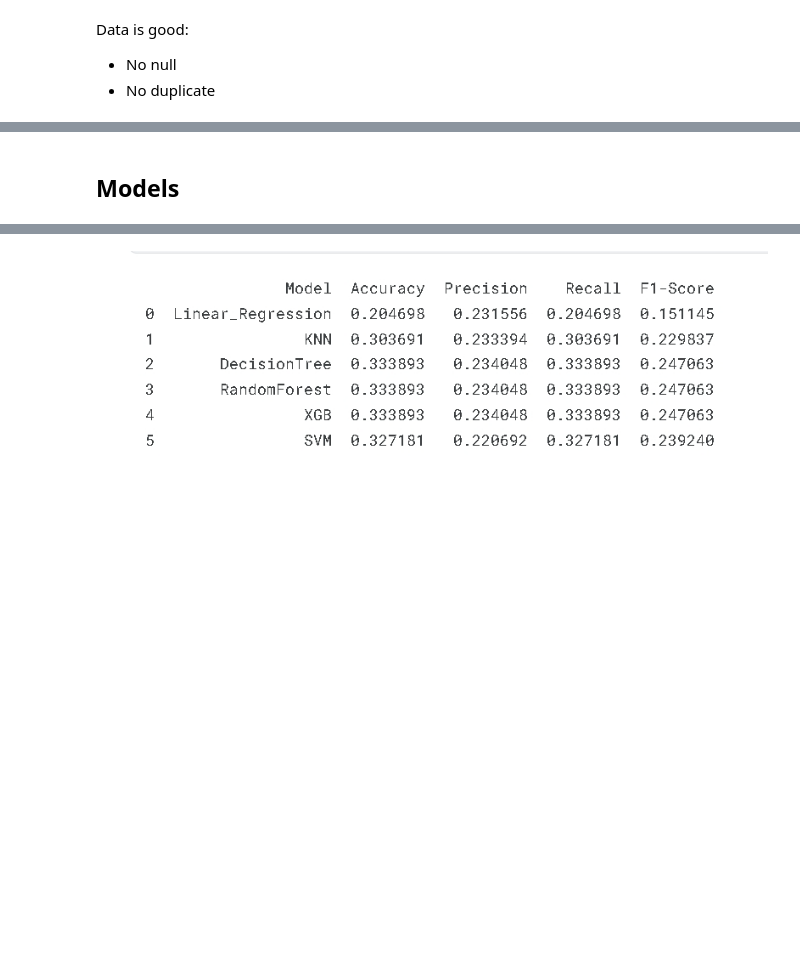
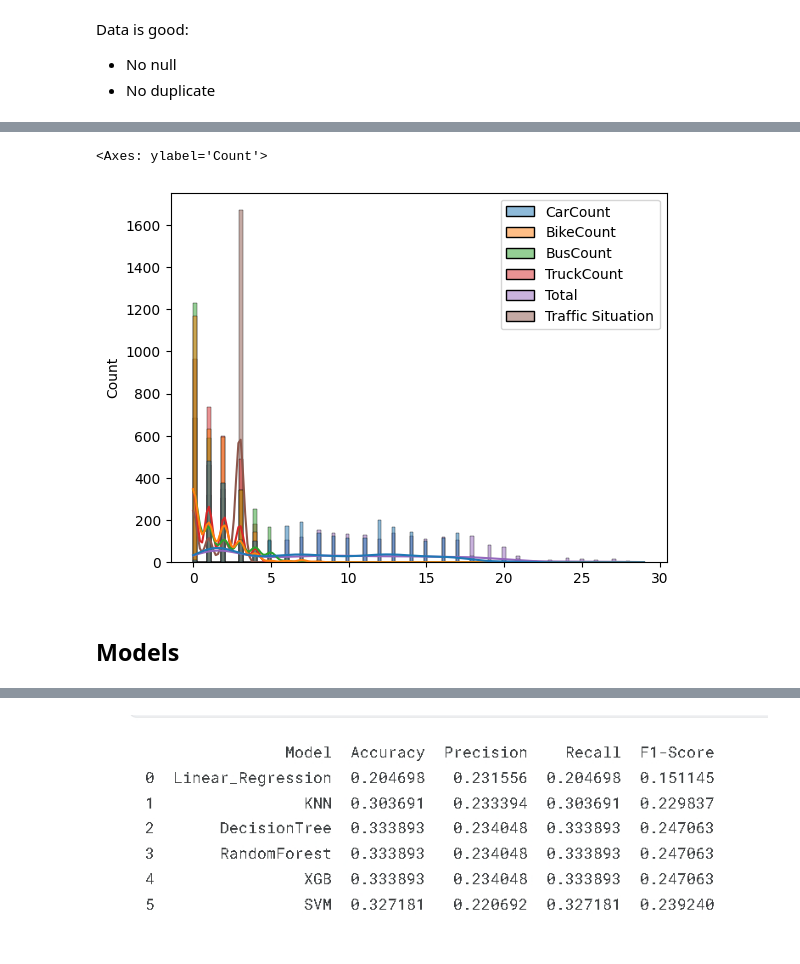
Before and after one commit to daoanhkhoa123/Counting-Car-From-Camera-then-Project-It-on-Folium, a Jupyter notebook: traffic_pred/traffic_prediction.ipynb, the cells around one changed output, grey strips where cells are left out. Cells and saved outputs as stored; diff of their text form; code cells hidden in the pictures; blank space fills up the shorter version.

```diff
--- a/traffic_pred/traffic_prediction.ipynb
+++ b/traffic_pred/traffic_prediction.ipynb
@@ -49,3 +45,8 @@ data
 Data is good:
 - No null
 - No duplicate
+# %%
+data2 = data.drop(['Time', 'Date', 'Day of the week'], axis=1)
+y = data2['Traffic Situation']
+
+data2.describe()
@@ -51,0 +65,9 @@ Data is good:
+# %%
+le = LabelEncoder()
+for col in data2.select_dtypes('object').columns:
+    data2[col] = le.fit_transform(data2[col])
+
+key = data["Traffic Situation"].unique()
+value = le.fit_transform(key)
+
+{k: v for(k,v) in zip(key, value)}
@@ -75,0 +81,3 @@ array([2, 2, 2, ..., 3, 3, 3])
+# %%
+scale_factor = data[data["Traffic Situation"] == "high"]["CarCount"].mean()/10
+scale_factor
@@ -75,0 +86,9 @@ array([2, 2, 2, ..., 3, 3, 3])
+# %%
+data3  = data2[data2.columns[:-2]] // scale_factor
+data3["Total"] = data3[data3.columns[:-2]].sum(axis=1)
+data3["Traffic Situation"] = data2["Traffic Situation"]
+
+x = data3[data3.columns[:-1]]
+y = data3["Traffic Situation"]
+
+data3.head()
@@ -76,8 +102,13 @@ array([2, 2, 2, ..., 3, 3, 3])
+# %%
+sns.histplot(data=data3, kde=True)
+# %% [output]
+<Axes: ylabel='Count'>
+[figure, added]
+# %% [markdown]
+## Models
 # %%
 x_train, x_test, y_train, y_test = train_test_split(
     x, y, random_state=42, test_size=0.2)
-# %% [markdown]
-## Models
 # %%
 models = {
     'Linear_Regression': LinearRegression(),
```
Also changed, not shown: parts of 22 cells of this notebook, 10 other files.
